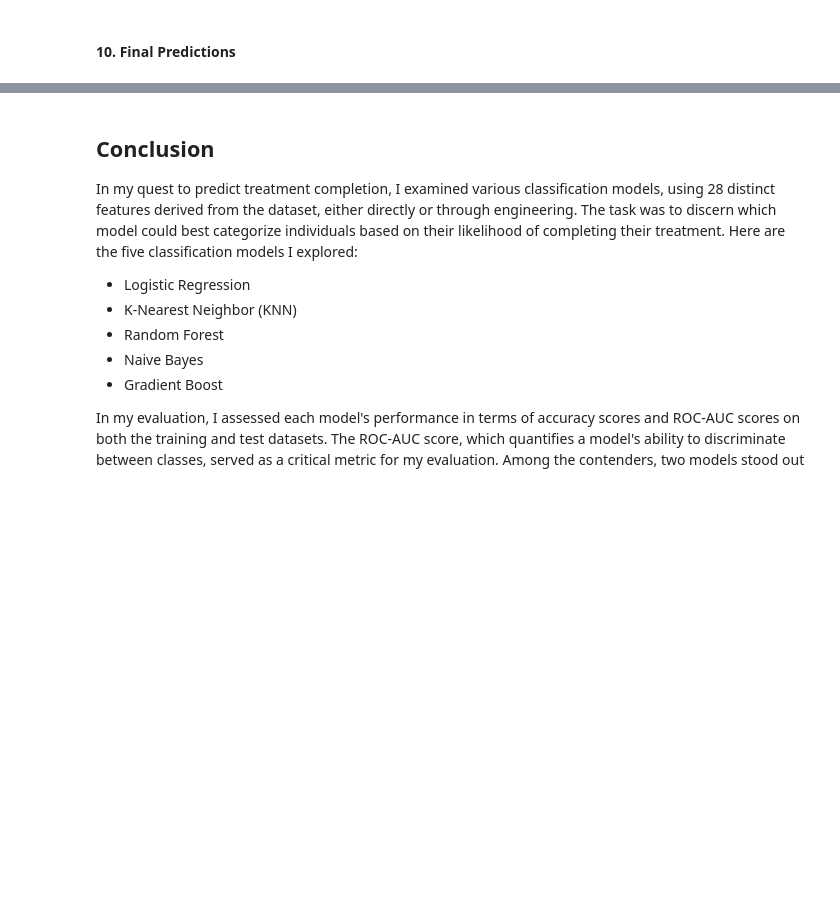
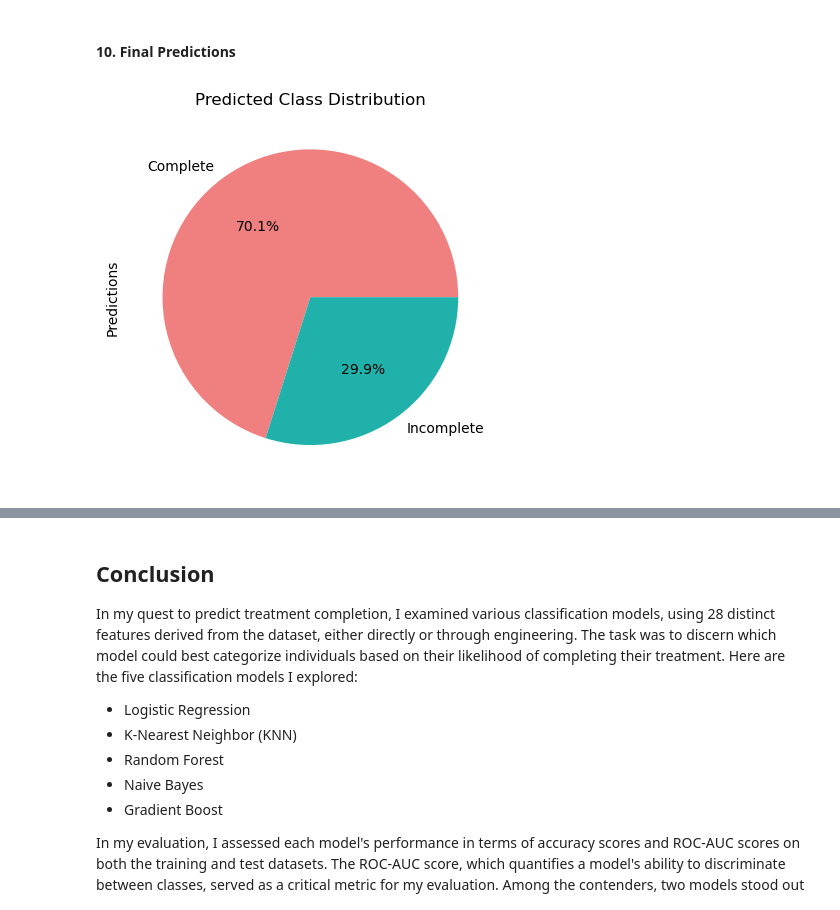
Before and after one commit to patricotyrell/Predicting-Treatment-Success, a Jupyter notebook: data/Capstone 2 - Substance Use Treatment - Modeling.ipynb, the cells around one changed output, grey strips where cells are left out. Drawn from its saved outputs; the diff is of its cells as text; code cells hidden in the pictures; blank space fills up the shorter version.

Commit message:
final predictions & metric added

```diff
--- a/data/Capstone 2 - Substance Use Treatment - Modeling.ipynb
+++ b/data/Capstone 2 - Substance Use Treatment - Modeling.ipynb
@@ -530,3 +530,13 @@ predictions_df['Index'] = X_test.index
 
 # Save the predictions as a CSV file
 predictions_df.to_csv('final_rf_predictions.csv', index=False)
+# %%
+# pie chart for predicted class distribution
+predicted_class_counts = predictions_df['Predictions'].value_counts()
+labels = ['Complete', 'Incomplete']
+
+predicted_class_counts.plot(kind='pie', autopct='%1.1f%%', colors=['lightcoral', 'lightseagreen'], labels=labels)
+plt.title('Predicted Class Distribution')
+plt.show()
+# %% [output]
+[figure, added]
```
Also changed, not shown: parts of 3 cells of this notebook.
